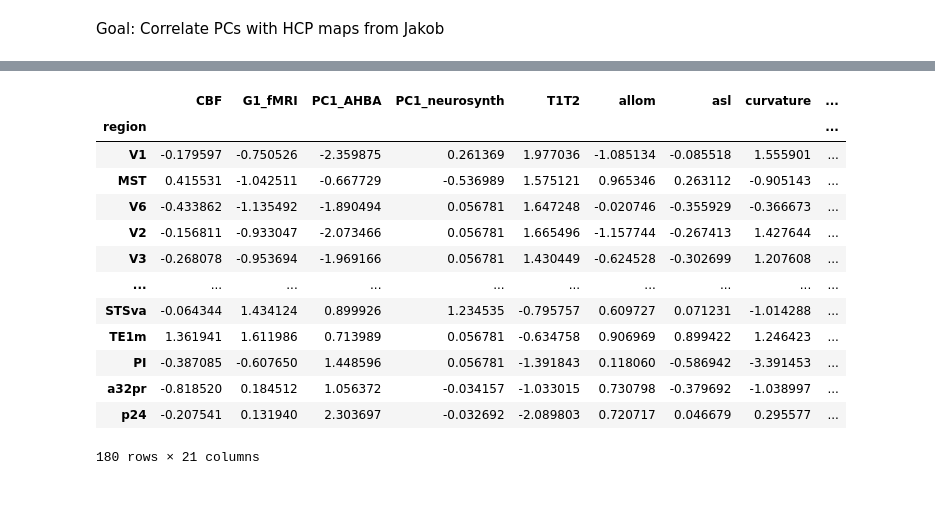
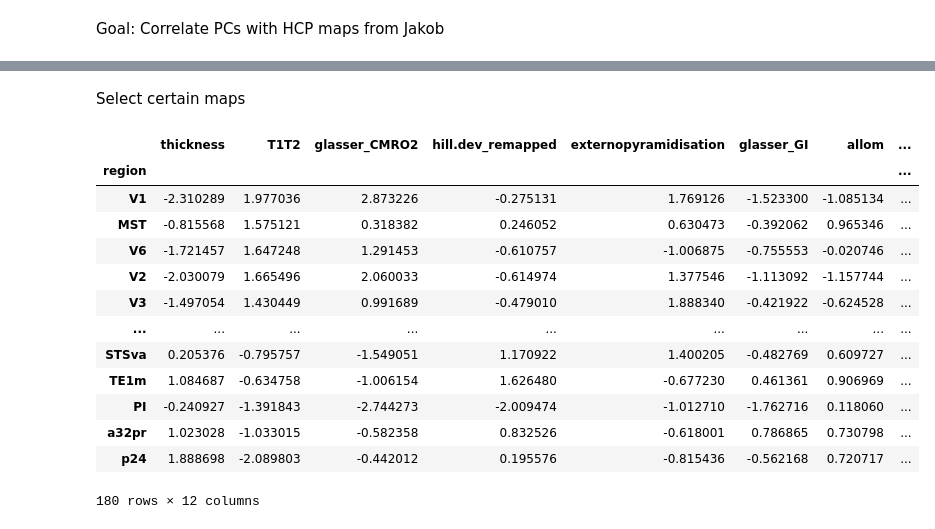
Before and after one commit to richardajdear/AHBA_gradients, a Jupyter notebook: notebooks/other_maps.ipynb, the cells around one changed output, grey strips where cells are left out. Cells and saved outputs as stored; diff of their text form; code cells hidden in the pictures; blank space fills up the shorter version.

```diff
--- a/notebooks/other_maps.ipynb
+++ b/notebooks/other_maps.ipynb
@@ -38,21 +32,45 @@ maps_jakob = (
     .set_index(get_labels_hcp()[:180])
     .rename_axis('region')#.reset_index()
 )
-maps_jakob
-# %% [output]
-|  | CBF | G1_fMRI | PC1_AHBA | PC1_neurosynth | T1T2 | allom | asl | curvature | ... |
-| region |  |  |  |  |  |  |  |  | ... |
-| V1 | -0.179597 | -0.750526 | -2.359875 | 0.261369 | 1.977036 | -1.085134 | -0.085518 | 1.555901 | ... |
-| MST | 0.415531 | -1.042511 | -0.667729 | -0.536989 | 1.575121 | 0.965346 | 0.263112 | -0.905143 | ... |
-| V6 | -0.433862 | -1.135492 | -1.890494 | 0.056781 | 1.647248 | -0.020746 | -0.355929 | -0.366673 | ... |
-| V2 | -0.156811 | -0.933047 | -2.073466 | 0.056781 | 1.665496 | -1.157744 | -0.267413 | 1.427644 | ... |
-| V3 | -0.268078 | -0.953694 | -1.969166 | 0.056781 | 1.430449 | -0.624528 | -0.302699 | 1.207608 | ... |
-| ... | ... | ... | ... | ... | ... | ... | ... | ... | ... |
-| STSva | -0.064344 | 1.434124 | 0.899926 | 1.234535 | -0.795757 | 0.609727 | 0.071231 | -1.014288 | ... |
-| TE1m | 1.361941 | 1.611986 | 0.713989 | 0.056781 | -0.634758 | 0.906969 | 0.899422 | 1.246423 | ... |
-| PI | -0.387085 | -0.607650 | 1.448596 | 0.056781 | -1.391843 | 0.118060 | -0.586942 | -3.391453 | ... |
-| a32pr | -0.818520 | 0.184512 | 1.056372 | -0.034157 | -1.033015 | 0.730798 | -0.379692 | -1.038997 | ... |
-| p24 | -0.207541 | 0.131940 | 2.303697 | -0.032692 | -2.089803 | 0.720717 | 0.046679 | 0.295577 | ... |
-180 rows × 21 columns
+# %% [markdown]
+Select certain maps
+# %%
+selected_maps = {
+    #PC1
+    'thickness':'Thickness',
+    'T1T2':'Myelination (T1w/T2w ratio)',
+    'glasser_CMRO2':'Oxygen Metabolic Rate (CMRO2)',
+
+    #PC2
+    'hill.dev_remapped':'Developmental Expansion',
+    'externopyramidisation':'Intracortical Connectivity Distance',
+    'glasser_GI':'Glycolytic Index (CMRO2/CMRGlu)',
+    #PC3
+    'allom':'Size Variation (allometric scaling)',
+    'CBF':'Cerebral Blood Flow',
+    'glasser_CMRGlu':'Glucose Metabolic Rate (CMRGlu)',
+    #axes
+    'x':'X axis',
+    'y':'Y axis',
+    'z':'Z axis'
+}
+
+maps = maps_jakob.loc[:, list(selected_maps.keys())]
+maps
+# %% [output]
+|  | thickness | T1T2 | glasser_CMRO2 | hill.dev_remapped | externopyramidisation | glasser_GI | allom | ... |
+| region |  |  |  |  |  |  |  | ... |
+| V1 | -2.310289 | 1.977036 | 2.873226 | -0.275131 | 1.769126 | -1.523300 | -1.085134 | ... |
+| MST | -0.815568 | 1.575121 | 0.318382 | 0.246052 | 0.630473 | -0.392062 | 0.965346 | ... |
+| V6 | -1.721457 | 1.647248 | 1.291453 | -0.610757 | -1.006875 | -0.755553 | -0.020746 | ... |
+| V2 | -2.030079 | 1.665496 | 2.060033 | -0.614974 | 1.377546 | -1.113092 | -1.157744 | ... |
+| V3 | -1.497054 | 1.430449 | 0.991689 | -0.479010 | 1.888340 | -0.421922 | -0.624528 | ... |
+| ... | ... | ... | ... | ... | ... | ... | ... | ... |
+| STSva | 0.205376 | -0.795757 | -1.549051 | 1.170922 | 1.400205 | -0.482769 | 0.609727 | ... |
+| TE1m | 1.084687 | -0.634758 | -1.006154 | 1.626480 | -0.677230 | 0.461361 | 0.906969 | ... |
+| PI | -0.240927 | -1.391843 | -2.744273 | -2.009474 | -1.012710 | -1.762716 | 0.118060 | ... |
+| a32pr | 1.023028 | -1.033015 | -0.582358 | 0.832526 | -0.618001 | 0.786865 | 0.730798 | ... |
+| p24 | 1.888698 | -2.089803 | -0.442012 | 0.195576 | -0.815436 | -0.562168 | 0.720717 | ... |
+180 rows × 12 columns
 # %%
 data_dir = "../data/abagen-data/expression/"
```
Also changed, not shown: parts of 28 cells of this notebook, 3 other files.
